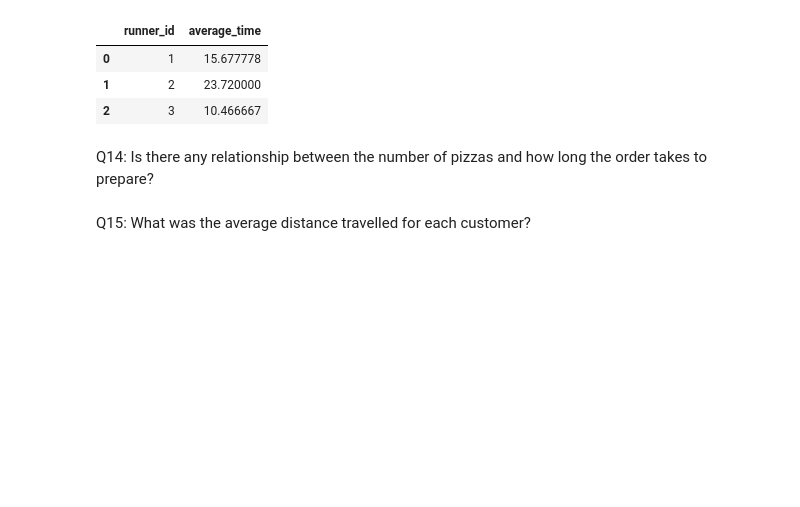
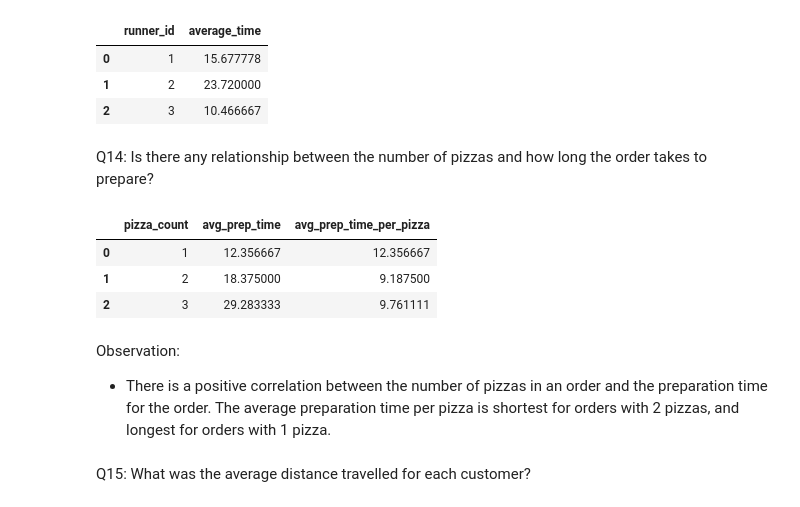
Before and after one commit to 20100215/8_Week_SQL_Challenge, a Jupyter notebook: Week 2 (Pizza Runner)/week2.ipynb, the cells around one changed output. Cells and saved outputs as stored; diff of their text form; code cells hidden in the pictures; blank space fills up the shorter version.

```diff
--- a/Week 2 (Pizza Runner)/week2.ipynb
+++ b/Week 2 (Pizza Runner)/week2.ipynb
@@ -464,5 +464,39 @@ query("""
 | 2 | 3 | 10.466667 |
 # %% [markdown]
 Q14: Is there any relationship between the number of pizzas and how long the order takes to prepare?
+# %%
+query("""
+    WITH prep_times AS(
+        SELECT
+            co.order_id,
+            COUNT(*) as pizza_count,
+            (JULIANDAY(ro.pickup_time) - JULIANDAY(co.order_time)) * 24 * 60 AS prep_time
+        FROM
+            customer_orders_clean co
+            INNER JOIN runner_orders_clean ro
+                ON co.order_id = ro.order_id
+        WHERE
+            ro.distance IS NOT NULL
+        GROUP BY
+            co.order_id
+    )
+
+    SELECT
+        pizza_count,
+        AVG(prep_time) AS avg_prep_time,
+        AVG(prep_time) / pizza_count AS avg_prep_time_per_pizza
+    FROM
+        prep_times
+    GROUP BY
+        pizza_count
+""")
+# %% [output]
+|  | pizza_count | avg_prep_time | avg_prep_time_per_pizza |
+| 0 | 1 | 12.356667 | 12.356667 |
+| 1 | 2 | 18.375000 | 9.187500 |
+| 2 | 3 | 29.283333 | 9.761111 |
+# %% [markdown]
+Observation:
+- There is a positive correlation between the number of pizzas in an order and the preparation time for the order. The average preparation time per pizza is shortest for orders with 2 pizzas, and longest for orders with 1 pizza.
 # %% [markdown]
 Q15: What was the average distance travelled for each customer?
```
Also changed, not shown: parts of 6 cells of this notebook.
